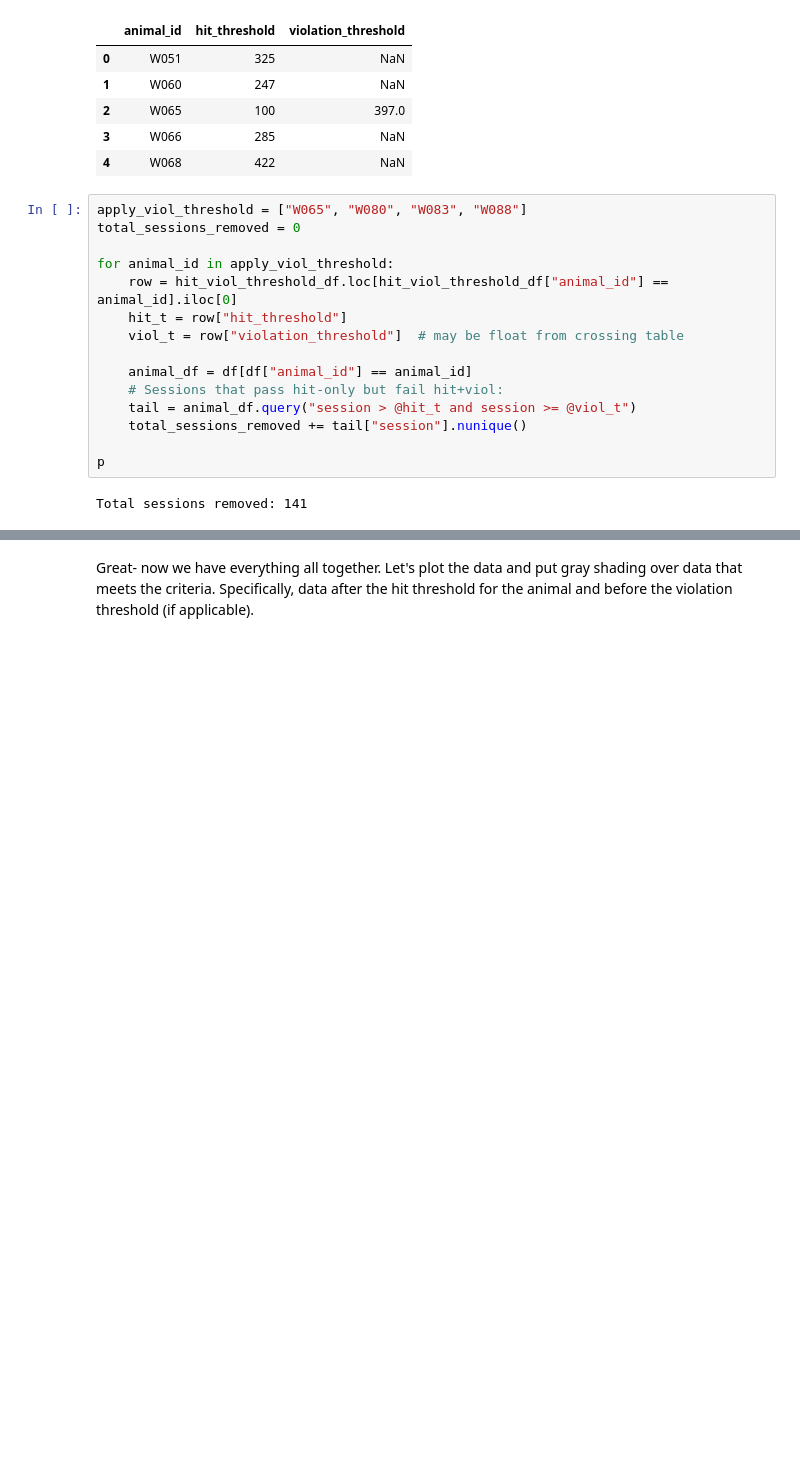
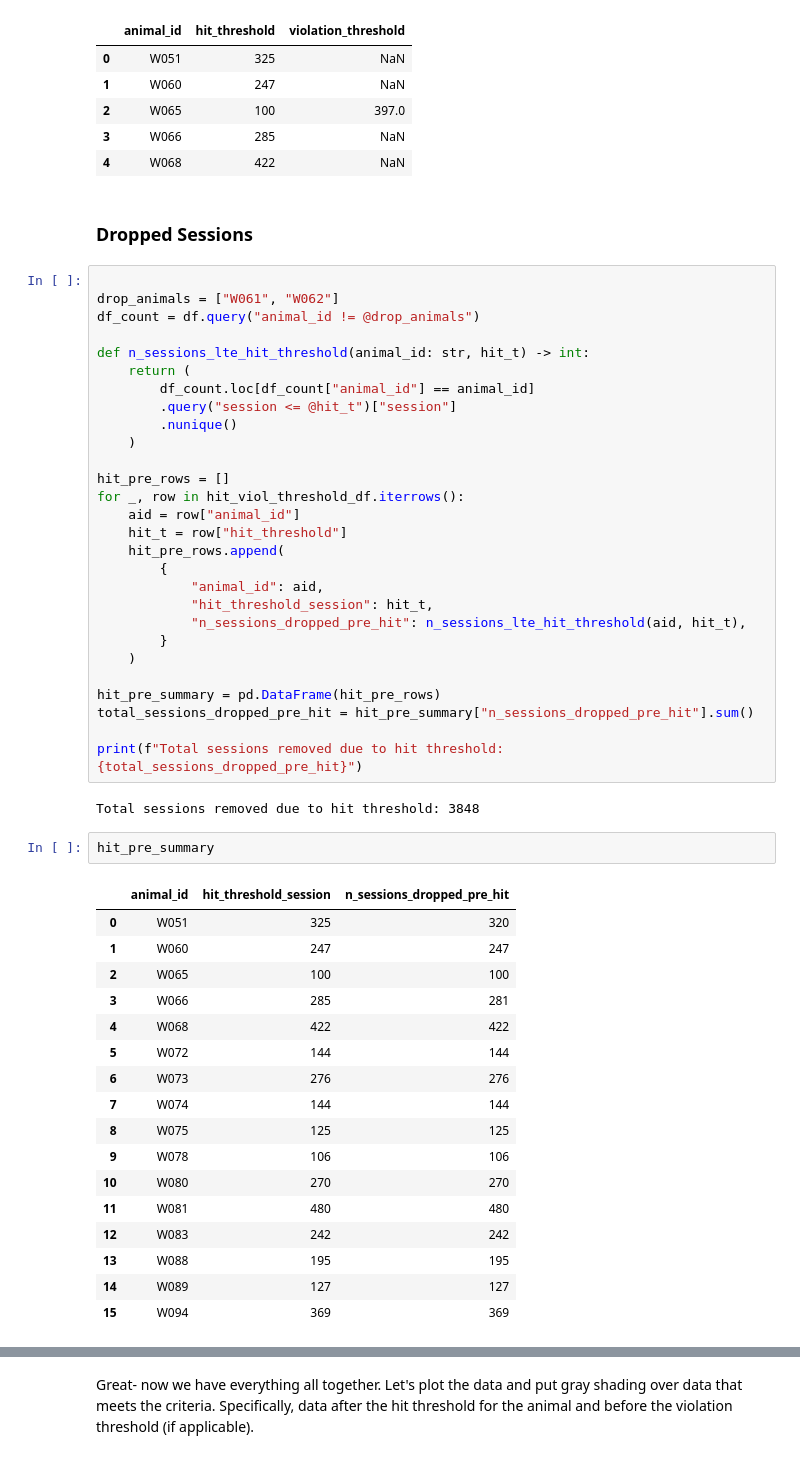
Before and after one commit to jess-breda/violations-multinomial, a Jupyter notebook: notebooks/publication/figS3_create_trained_threshold_df.ipynb, the cells around one changed output, grey strips where cells are left out. Drawn from its saved outputs; the diff is of its cells as text; blank space fills up the shorter version.

```diff
--- a/notebooks/publication/figS3_create_trained_threshold_df.ipynb
+++ b/notebooks/publication/figS3_create_trained_threshold_df.ipynb
@@ -398,20 +419,55 @@ hit_viol_threshold_df.head()
 | 2 | W065 | 100 | 397.0 |
 | 3 | W066 | 285 | NaN |
 | 4 | W068 | 422 | NaN |
-# %%
-apply_viol_threshold = ["W065", "W080", "W083", "W088"]
-total_sessions_removed = 0
-
-for animal_id in apply_viol_threshold:
-    row = hit_viol_threshold_df.loc[hit_viol_threshold_df["animal_id"] == animal_id].iloc[0]
-    hit_t = row["hit_threshold"]
-    viol_t = row["violation_threshold"]  # may be float from crossing table
-
-    animal_df = df[df["animal_id"] == animal_id]
-    # Sessions that pass hit-only but fail hit+viol:
-    tail = animal_df.query("session > @hit_t and session >= @viol_t")
-    total_sessions_removed += tail["session"].nunique()
-
-p
-# %% [output]
-Total sessions removed: 141
+# %% [markdown]
+### Dropped Sessions
+# %%
+
+drop_animals = ["W061", "W062"]
+df_count = df.query("animal_id != @drop_animals")
+
+def n_sessions_lte_hit_threshold(animal_id: str, hit_t) -> int:
+    return (
+        df_count.loc[df_count["animal_id"] == animal_id]
+        .query("session <= @hit_t")["session"]
+        .nunique()
+    )
+
+hit_pre_rows = []
+for _, row in hit_viol_threshold_df.iterrows():
+    aid = row["animal_id"]
+    hit_t = row["hit_threshold"]
+    hit_pre_rows.append(
+        {
+            "animal_id": aid,
+            "hit_threshold_session": hit_t,
+            "n_sessions_dropped_pre_hit": n_sessions_lte_hit_threshold(aid, hit_t),
+        }
+    )
+
+hit_pre_summary = pd.DataFrame(hit_pre_rows)
+total_sessions_dropped_pre_hit = hit_pre_summary["n_sessions_dropped_pre_hit"].sum()
+
+print(f"Total sessions removed due to hit threshold: {total_sessions_dropped_pre_hit}")
+# %% [output]
+Total sessions removed due to hit threshold: 3848
+# %%
+hit_pre_summary
+# %% [output]
+|  | animal_id | hit_threshold_session | n_sessions_dropped_pre_hit |
+| 0 | W051 | 325 | 320 |
+| 1 | W060 | 247 | 247 |
+| 2 | W065 | 100 | 100 |
+| 3 | W066 | 285 | 281 |
+| 4 | W068 | 422 | 422 |
+| 5 | W072 | 144 | 144 |
+| 6 | W073 | 276 | 276 |
+| 7 | W074 | 144 | 144 |
+| 8 | W075 | 125 | 125 |
+| 9 | W078 | 106 | 106 |
+| 10 | W080 | 270 | 270 |
+| 11 | W081 | 480 | 480 |
+| 12 | W083 | 242 | 242 |
+| 13 | W088 | 195 | 195 |
+| 14 | W089 | 127 | 127 |
+| 15 | W094 | 369 | 369 |
```
Also changed, not shown: parts of 4 cells of this notebook, 1 other file.
